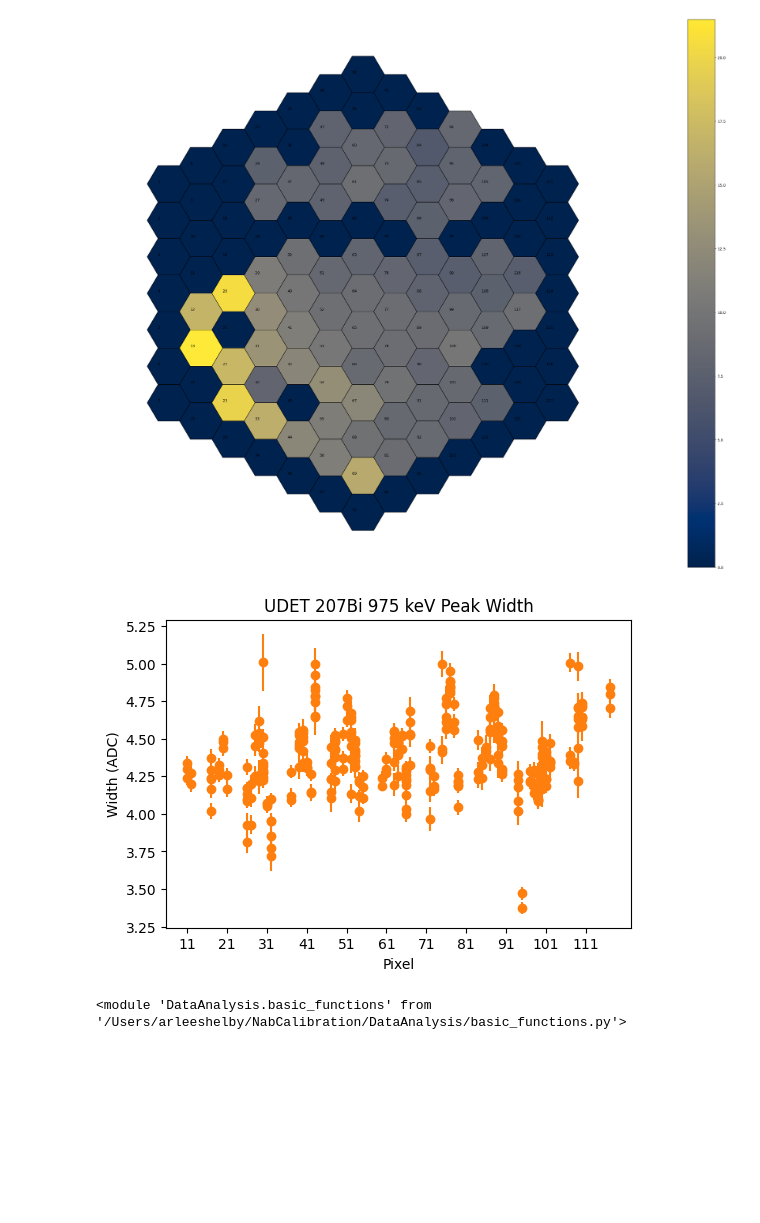
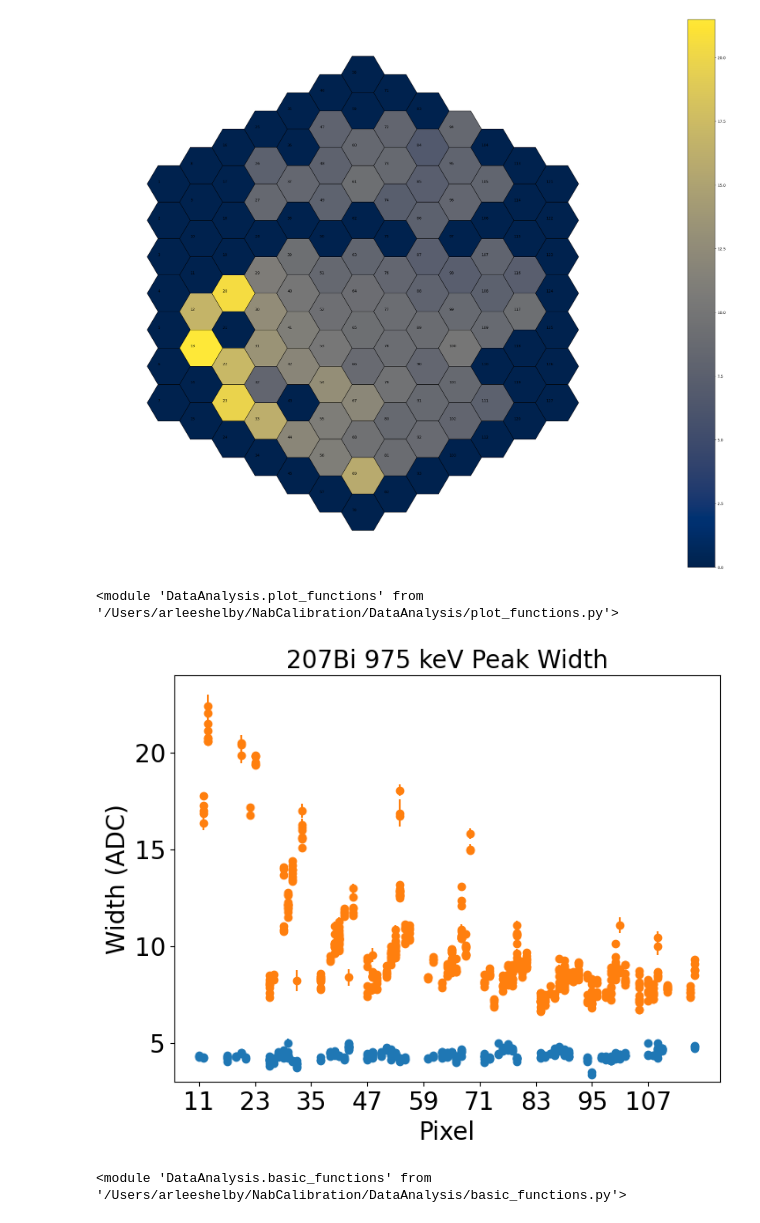
Before and after one commit to arlee-shelby/NabCalibration, a Jupyter notebook: FullAnalysisCleanWorkingVersion.ipynb, the cells around one changed output. Drawn from its saved outputs; the diff is of its cells as text; code cells hidden in the pictures; blank space fills up the shorter version.

```diff
--- a/FullAnalysisCleanWorkingVersion.ipynb
+++ b/FullAnalysisCleanWorkingVersion.ipynb
@@ -847,6 +856,6 @@ reload(plotf)
 # %% [output]
 <module 'DataAnalysis.plot_functions' from '/Users/arleeshelby/NabCalibration/DataAnalysis/plot_functions.py'>
 # %%
-plotf.plot_peak_fit_params(LDETcalibration_width_data,peak='peak6',bottom_ylim=None,top_ylim=None,
-                           title='LDET 207Bi 975 keV Peak Width',ylabel='Width (ADC)')
+plotf.plot_peak_fit_params(LDETcalibration_width_data,peak='peak6',bottom_ylim=2,top_ylim=25,
+                           title='Goop!',ylabel='Width (ADC)',detector_type='LDET')
 # %% [output]
@@ -899,11 +912,15 @@ Nab.nplt.plotOneDetector(list(nabPy_sigmas.values()),size = 3)
 Nab.nplt.plotOneDetector(list(LDETnabPy_sigmas.values()),size = 3)
 # %% [output]
 [figure]
+# %%
+reload(plotf)
+# %% [output]
+<module 'DataAnalysis.plot_functions' from '/Users/arleeshelby/NabCalibration/DataAnalysis/plot_functions.py'>
 # %%
-plotf.plot_peak_fit_params(calibration_width_data,peak='peak6',bottom_ylim=None,top_ylim=None,
-                           title='UDET 207Bi 975 keV Peak Width',ylabel='Width (ADC)')
+plotf.plot_peak_fit_params(calibration_width_data,LDETcalibration_width_data,peak='peak6',bottom_ylim=3,top_ylim=24,
+                           title='207Bi 975 keV Peak Width',ylabel='Width (ADC)')
 # %% [output]
-[figure, old version]
+[figure, new version]
 # %%
 calibration_linear_results = bf.calibrate_data(calibration_peak_data,calibration_amp_data,calibration_order='linear')
 calibration_quadratic_results = bf.calibrate_data(calibration_peak_data,calibration_amp_data,calibration_order='quadratic')
```
Also changed, not shown: parts of 34 cells of this notebook, 6 other files.
